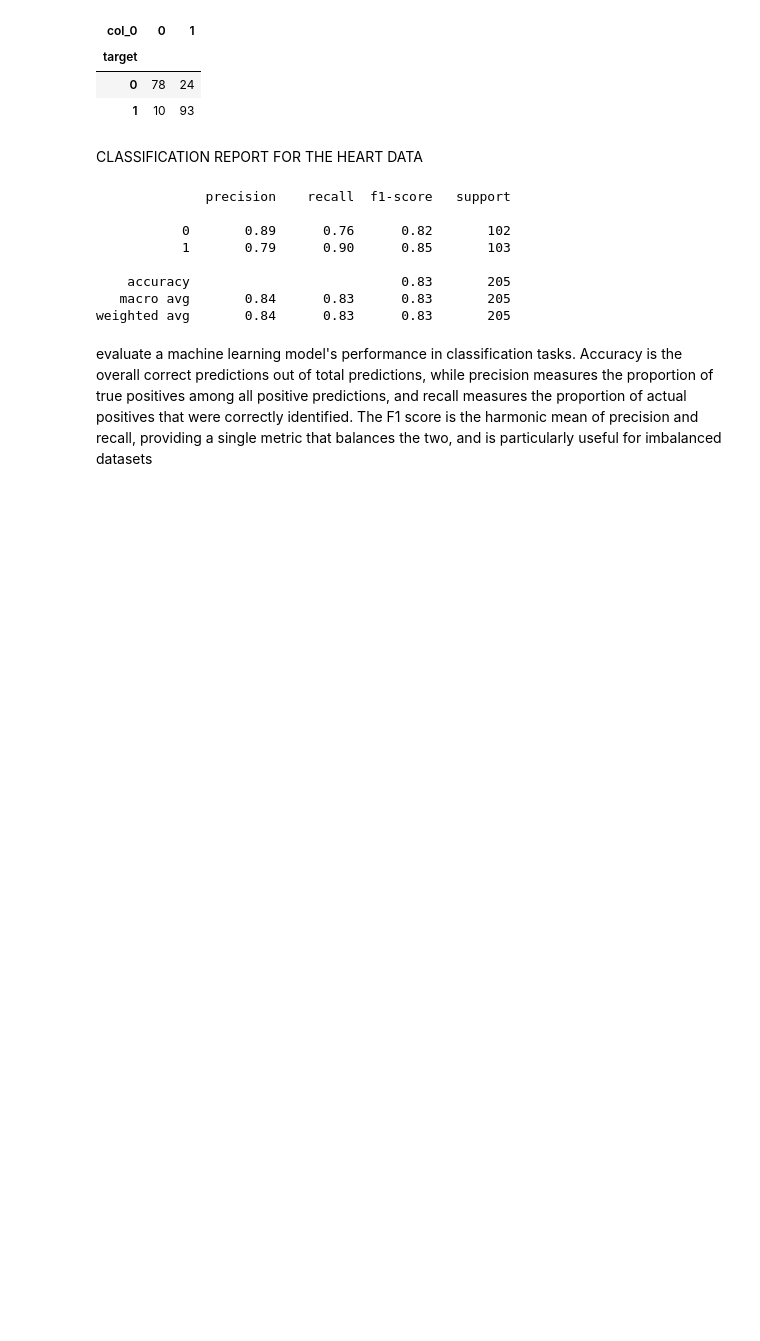
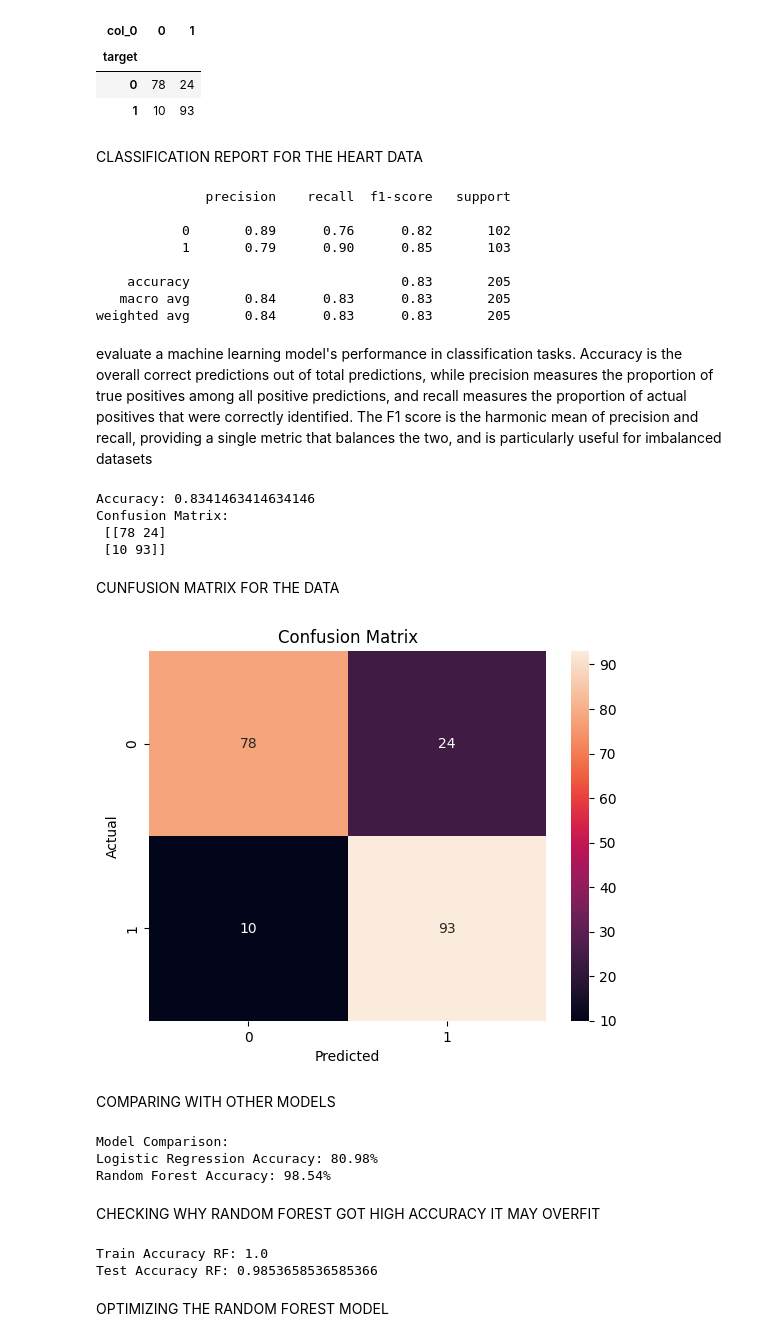
Before and after one commit to KOPPUABHINAY/heart-disease-classification, a Jupyter notebook: heartclassification.ipynb, the cells around one changed output. Drawn from its saved outputs; the diff is of its cells as text; code cells hidden in the pictures; blank space fills up the shorter version.

```diff
--- a/heartclassification.ipynb
+++ b/heartclassification.ipynb
@@ -423,3 +425,70 @@ print(classification_report(y_test, y_pred))
 weighted avg       0.84      0.83      0.83       205
 # %% [markdown]
 evaluate a machine learning model's performance in classification tasks. Accuracy is the overall correct predictions out of total predictions, while precision measures the proportion of true positives among all positive predictions, and recall measures the proportion of actual positives that were correctly identified. The F1 score is the harmonic mean of precision and recall, providing a single metric that balances the two, and is particularly useful for imbalanced datasets
+# %%
+from sklearn.metrics import accuracy_score, confusion_matrix
+
+print("Accuracy:", accuracy_score(y_test, y_pred))
+print("Confusion Matrix:\n", confusion_matrix(y_test, y_pred))
+# %% [output]
+Accuracy: 0.8341463414634146
+Confusion Matrix:
+ [[78 24]
+ [10 93]]
+# %% [markdown]
+CUNFUSION MATRIX FOR THE DATA
+# %%
+import seaborn as sns
+import matplotlib.pyplot as plt
+from sklearn.metrics import confusion_matrix
+
+cm = confusion_matrix(y_test, y_pred)
+
+sns.heatmap(cm, annot=True, fmt='d')
+plt.title("Confusion Matrix")
+plt.xlabel("Predicted")
+plt.ylabel("Actual")
+plt.savefig("confusion_matrix.png")
+plt.show()
+# %% [output]
+[figure, added]
+# %% [markdown]
+COMPARING WITH OTHER MODELS
+# %%
+from sklearn.linear_model import LogisticRegression
+from sklearn.ensemble import RandomForestClassifier
+from sklearn.metrics import accuracy_score
+
+
+
+# Logistic Regression
+lr = LogisticRegression(max_iter=1000)
+lr.fit(x_train, y_train)
+lr_pred = lr.predict(x_test)
+lr_acc = accuracy_score(y_test, lr_pred)
+
+# Random Forest
+rf = RandomForestClassifier()
+rf.fit(x_train, y_train)
+rf_pred = rf.predict(x_test)
+rf_acc = accuracy_score(y_test, rf_pred)
+
+# Print results
+print("Model Comparison:")
+
+print(f"Logistic Regression Accuracy: {lr_acc * 100:.2f}%")
+print(f"Random Forest Accuracy: {rf_acc * 100:.2f}%")
+# %% [output]
+Model Comparison:
+Logistic Regression Accuracy: 80.98%
+Random Forest Accuracy: 98.54%
+# %% [markdown]
+CHECKING WHY RANDOM FOREST GOT HIGH ACCURACY IT MAY OVERFIT
+# %%
+print("Train Accuracy RF:", rf.score(x_train, y_train))
+print("Test Accuracy RF:", rf.score(x_test, y_test))
+# %% [output]
+Train Accuracy RF: 1.0
+Test Accuracy RF: 0.9853658536585366
+# %% [markdown]
+OPTIMIZING THE RANDOM FOREST MODEL
```
Also changed, not shown: parts of 6 cells of this notebook.
